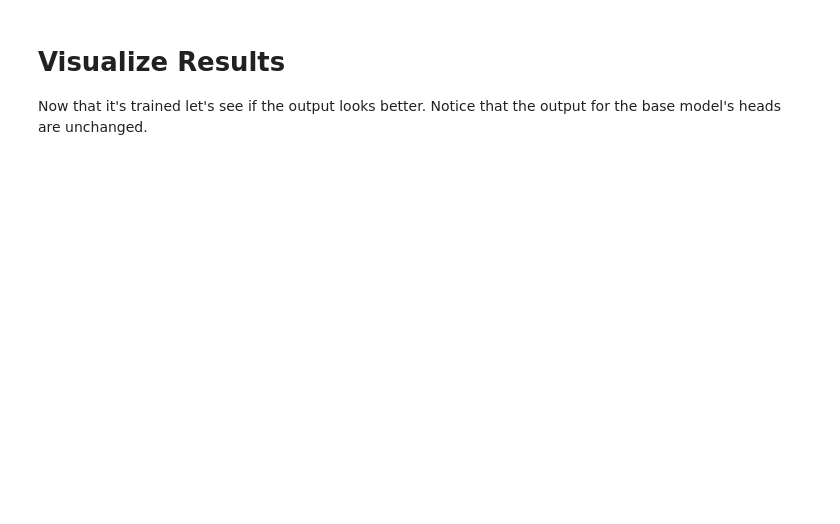
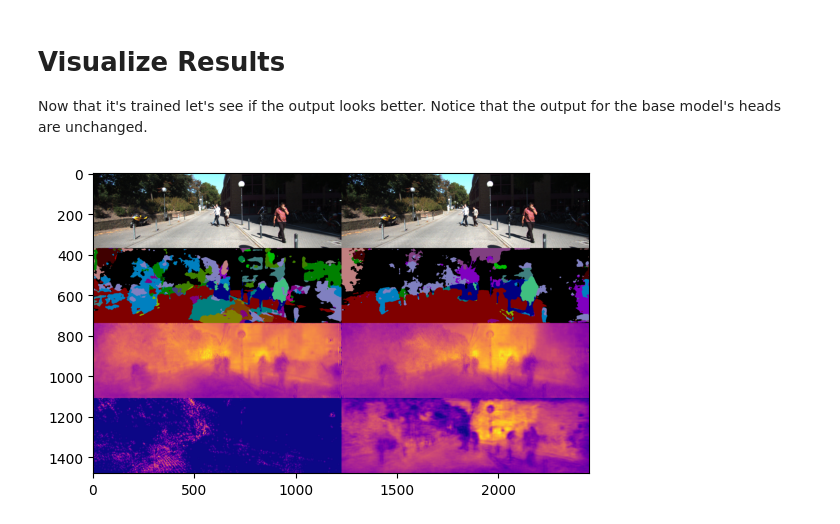
Before and after one commit to holestine/hydranets_course, a Jupyter notebook: MTL_Add_Head.ipynb, the cells around one changed output. Drawn from its saved outputs; the diff is of its cells as text; code cells hidden in the pictures; blank space fills up the shorter version.

```diff
--- a/MTL_Add_Head.ipynb
+++ b/MTL_Add_Head.ipynb
@@ -839,11 +872,13 @@ Now that it's trained let's see if the output looks better. Notice that the outp
 # %%
 depth1, depth2, segm = pipeline(img)
 depth1_rgb = depth_to_rgb(depth1)
 depth2_rgb = depth_to_rgb(depth2)
 
-new_img = np.hstack(untrained_img, np.vstack((img, segm, depth1_rgb, depth2_rgb)))
+new_img = np.hstack((untrained_img, np.vstack((img, segm, depth1_rgb, depth2_rgb))))
 plt.imshow(new_img)
 plt.show()
+# %% [output]
+[figure, added]
 # %%
 video_files = sorted(glob.glob("data/*.png"))
 
```
Also changed, not shown: parts of 10 cells of this notebook, 5 other files.
